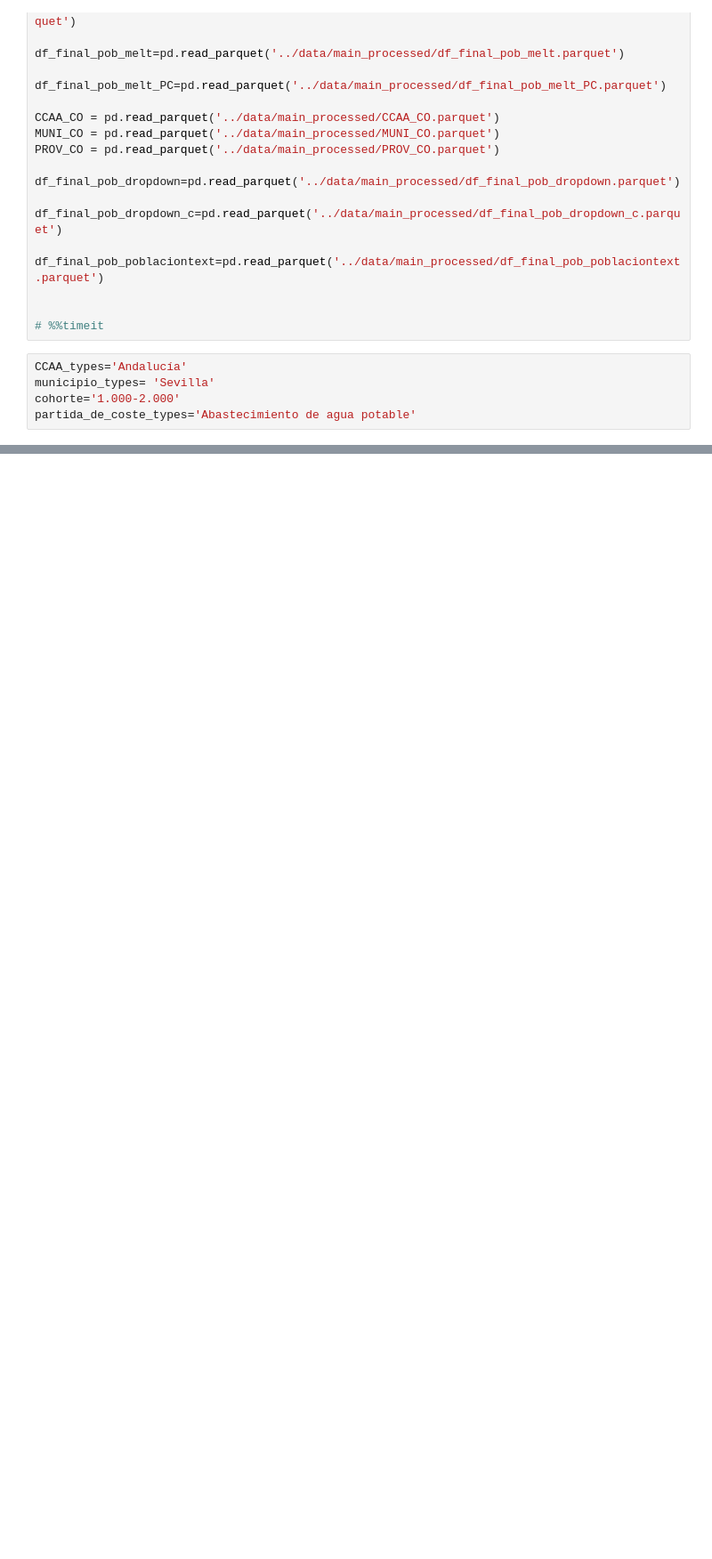
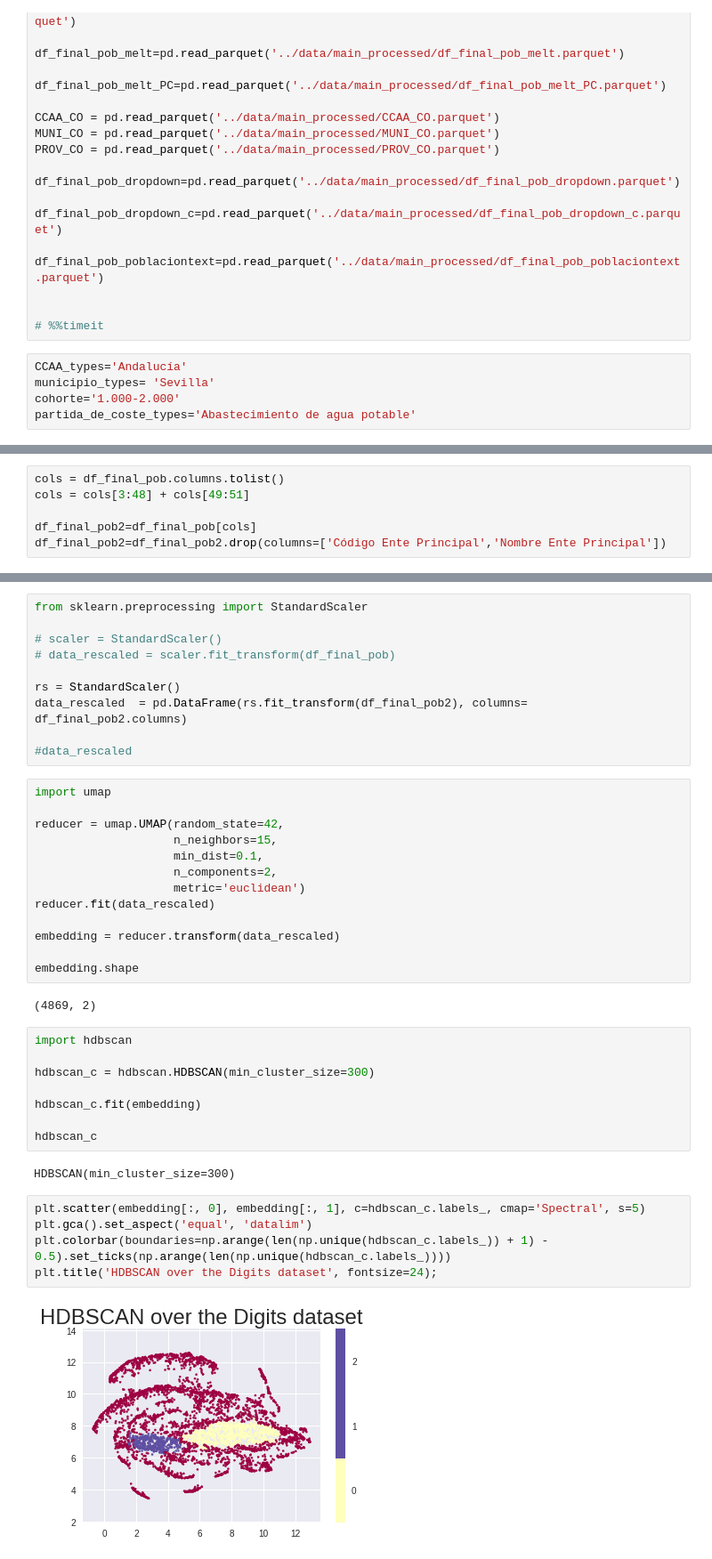
Before and after one commit to carpiero/DataTown, a Jupyter notebook: notebooks/Notebook_004.ipynb, the cells around one changed output, grey strips where cells are left out. Shown: that part at 89% size. Cells and saved outputs as stored; diff of their text form; blank space fills up the shorter version.

```diff
--- a/notebooks/Notebook_004.ipynb
+++ b/notebooks/Notebook_004.ipynb
@@ -73,0 +54,6 @@ Index(['CCAA', 'Provincia', 'Tipo Ente Principal', 'Nombre Ente Principal',
+# %%
+cols = df_final_pob.columns.tolist()
+cols = cols[3:48] + cols[49:51]
+
+df_final_pob2=df_final_pob[cols]
+df_final_pob2=df_final_pob2.drop(columns=['Código Ente Principal','Nombre Ente Principal'])
@@ -73,0 +80,42 @@ Index(['CCAA', 'Provincia', 'Tipo Ente Principal', 'Nombre Ente Principal',
+# %%
+from sklearn.preprocessing import StandardScaler
+
+# scaler = StandardScaler()
+# data_rescaled = scaler.fit_transform(df_final_pob)
+
+rs = StandardScaler()
+data_rescaled  = pd.DataFrame(rs.fit_transform(df_final_pob2), columns= df_final_pob2.columns)
+
+#data_rescaled
+# %%
+import umap
+
+reducer = umap.UMAP(random_state=42,
+                    n_neighbors=15,
+                    min_dist=0.1,
+                    n_components=2,
+                    metric='euclidean')
+reducer.fit(data_rescaled)
+
+embedding = reducer.transform(data_rescaled)
+
+embedding.shape
+# %% [output]
+(4869, 2)
+# %%
+import hdbscan
+
+hdbscan_c = hdbscan.HDBSCAN(min_cluster_size=300)
+
+hdbscan_c.fit(embedding)
+
+hdbscan_c
+# %% [output]
+HDBSCAN(min_cluster_size=300)
+# %%
+plt.scatter(embedding[:, 0], embedding[:, 1], c=hdbscan_c.labels_, cmap='Spectral', s=5)
+plt.gca().set_aspect('equal', 'datalim')
+plt.colorbar(boundaries=np.arange(len(np.unique(hdbscan_c.labels_)) + 1) - 0.5).set_ticks(np.arange(len(np.unique(hdbscan_c.labels_))))
+plt.title('HDBSCAN over the Digits dataset', fontsize=24);
+# %% [output]
+[figure, added]
```
Also changed, not shown: parts of 8 cells of this notebook, 1 other file.
